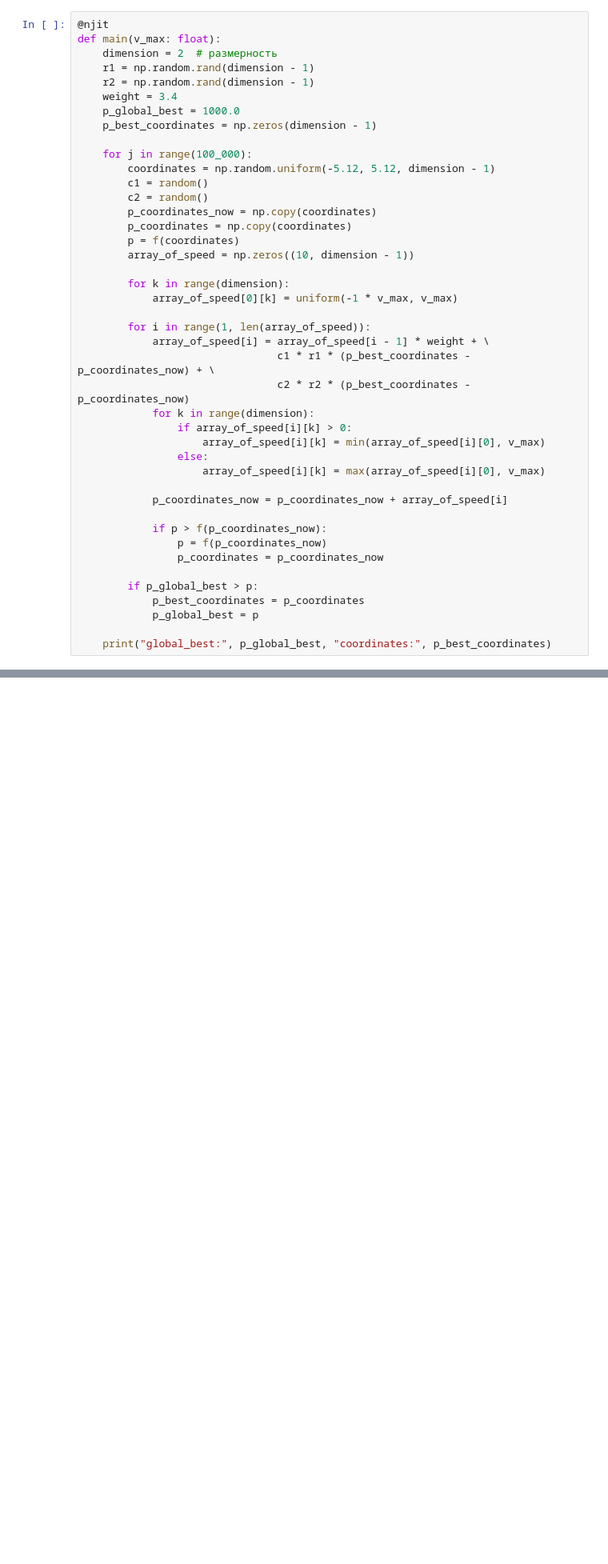
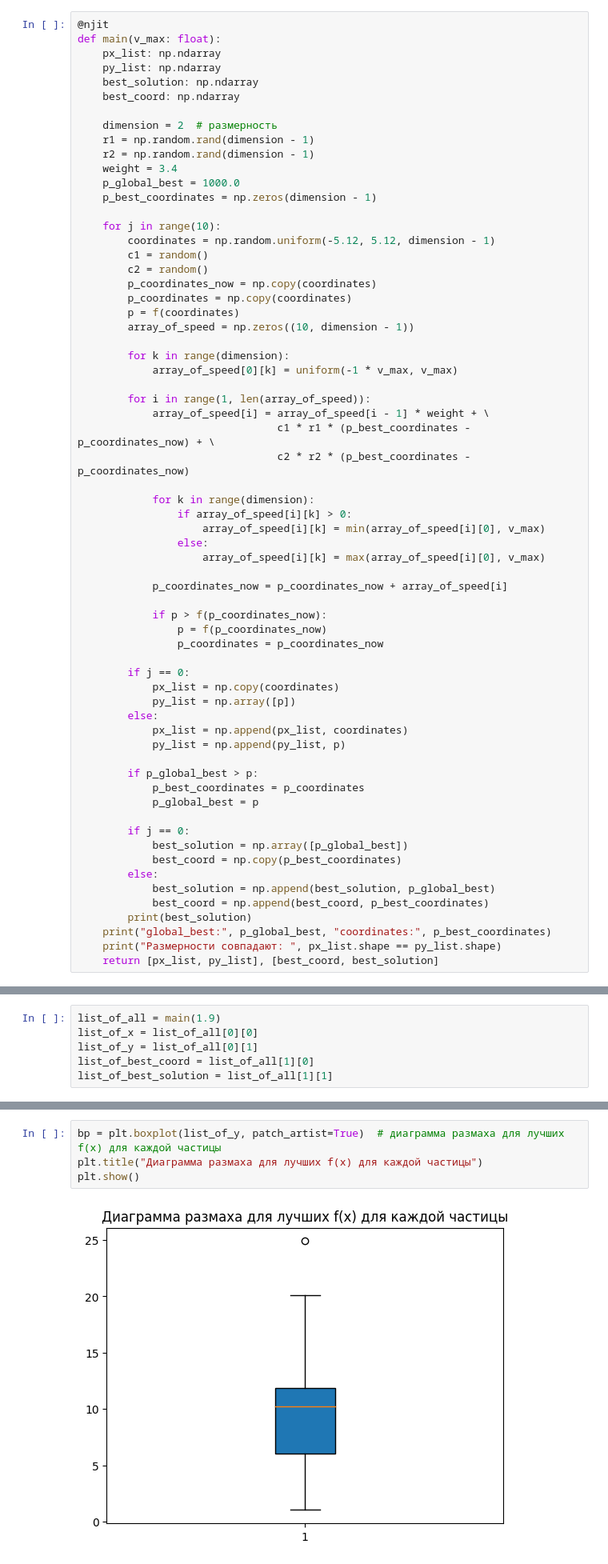
Before and after one commit to Artikezwin/Particle-Swarm-Optimization, a Jupyter notebook: Jupiter/CPSO.ipynb, the cells around one changed output, grey strips where cells are left out. Shown at 80% size. Saved outputs shown, nothing was run; the diff lists cells and outputs as text; blank space fills up the shorter version.

```diff
--- a/Jupiter/CPSO.ipynb
+++ b/Jupiter/CPSO.ipynb
@@ -18,6 +18,11 @@ def f(x: np.ndarray):  # функция Растригена от -5.12 до 5.1
 # %%
 @njit
 def main(v_max: float):
+    px_list: np.ndarray
+    py_list: np.ndarray
+    best_solution: np.ndarray
+    best_coord: np.ndarray
+
     dimension = 2  # размерность
     r1 = np.random.rand(dimension - 1)
     r2 = np.random.rand(dimension - 1)
@@ -25,7 +30,7 @@ def main(v_max: float):
     p_global_best = 1000.0
     p_best_coordinates = np.zeros(dimension - 1)
 
-    for j in range(100_000):
+    for j in range(10):
         coordinates = np.random.uniform(-5.12, 5.12, dimension - 1)
         c1 = random()
         c2 = random()
@@ -41,6 +46,7 @@ def main(v_max: float):
             array_of_speed[i] = array_of_speed[i - 1] * weight + \
                                 c1 * r1 * (p_best_coordinates - p_coordinates_now) + \
                                 c2 * r2 * (p_best_coordinates - p_coordinates_now)
+
             for k in range(dimension):
                 if array_of_speed[i][k] > 0:
                     array_of_speed[i][k] = min(array_of_speed[i][0], v_max)
@@ -53,8 +59,24 @@ def main(v_max: float):
                 p = f(p_coordinates_now)
                 p_coordinates = p_coordinates_now
 
+        if j == 0:
+            px_list = np.copy(coordinates)
+            py_list = np.array([p])
+        else:
+            px_list = np.append(px_list, coordinates)
+            py_list = np.append(py_list, p)
+
         if p_global_best > p:
             p_best_coordinates = p_coordinates
             p_global_best = p
 
+        if j == 0:
+            best_solution = np.array([p_global_best])
+            best_coord = np.copy(p_best_coordinates)
+        else:
+            best_solution = np.append(best_solution, p_global_best)
+            best_coord = np.append(best_coord, p_best_coordinates)
+        print(best_solution)
     print("global_best:", p_global_best, "coordinates:", p_best_coordinates)
+    print("Размерности совпадают: ", px_list.shape == py_list.shape)
+    return [px_list, py_list], [best_coord, best_solution]
@@ -69,0 +83,6 @@ plt.plot([1, 2, 3, 4], [1, 4, 9, 16])
+# %%
+list_of_all = main(1.9)
+list_of_x = list_of_all[0][0]
+list_of_y = list_of_all[0][1]
+list_of_best_coord = list_of_all[1][0]
+list_of_best_solution = list_of_all[1][1]
@@ -69,0 +119,6 @@ plt.plot([1, 2, 3, 4], [1, 4, 9, 16])
+# %%
+bp = plt.boxplot(list_of_y, patch_artist=True)  # диаграмма размаха для лучших f(x) для каждой частицы
+plt.title("Диаграмма размаха для лучших f(x) для каждой частицы")
+plt.show()
+# %% [output]
+[figure, added]
```
Also changed, not shown: parts of 5 cells of this notebook, 2 other files.
